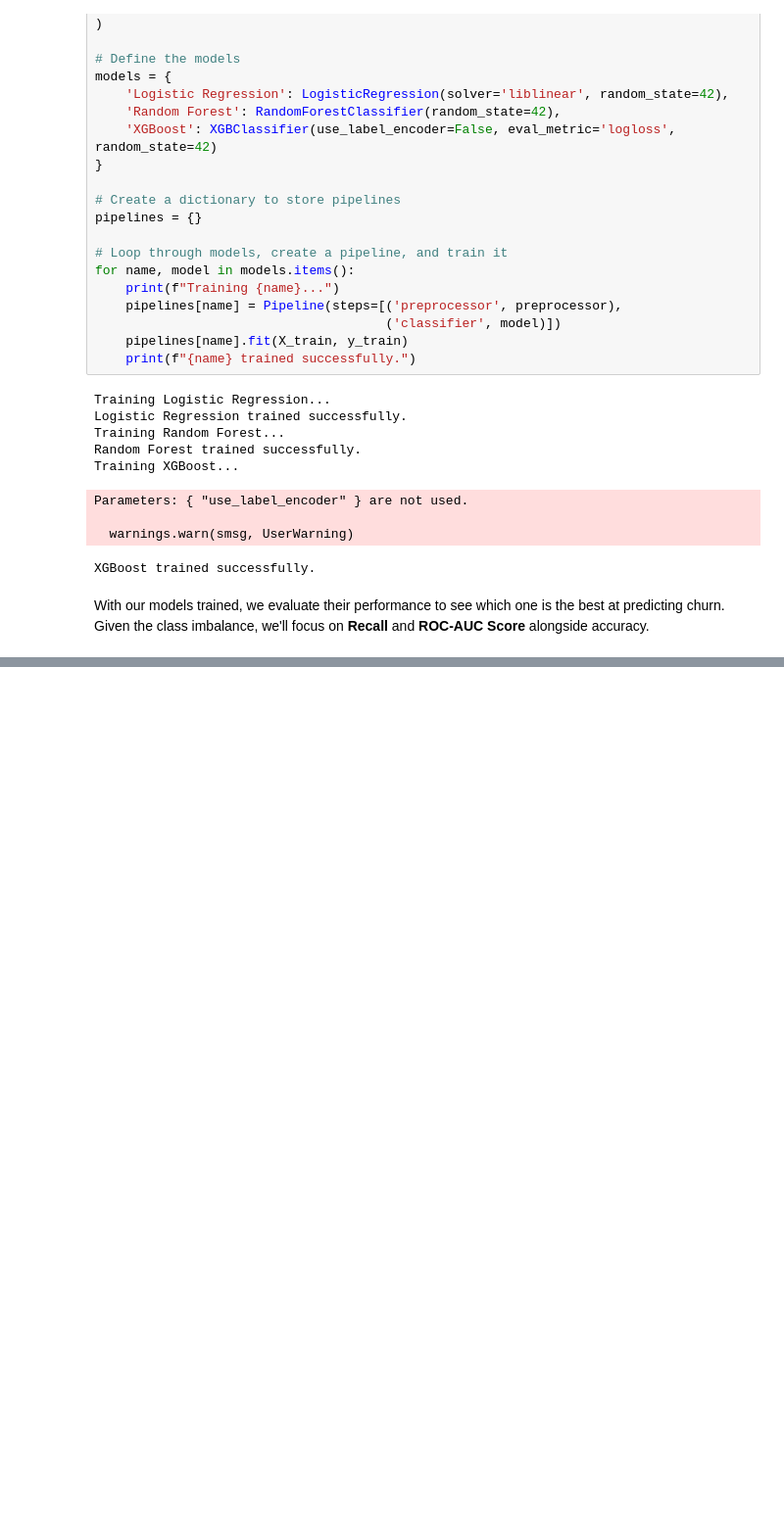
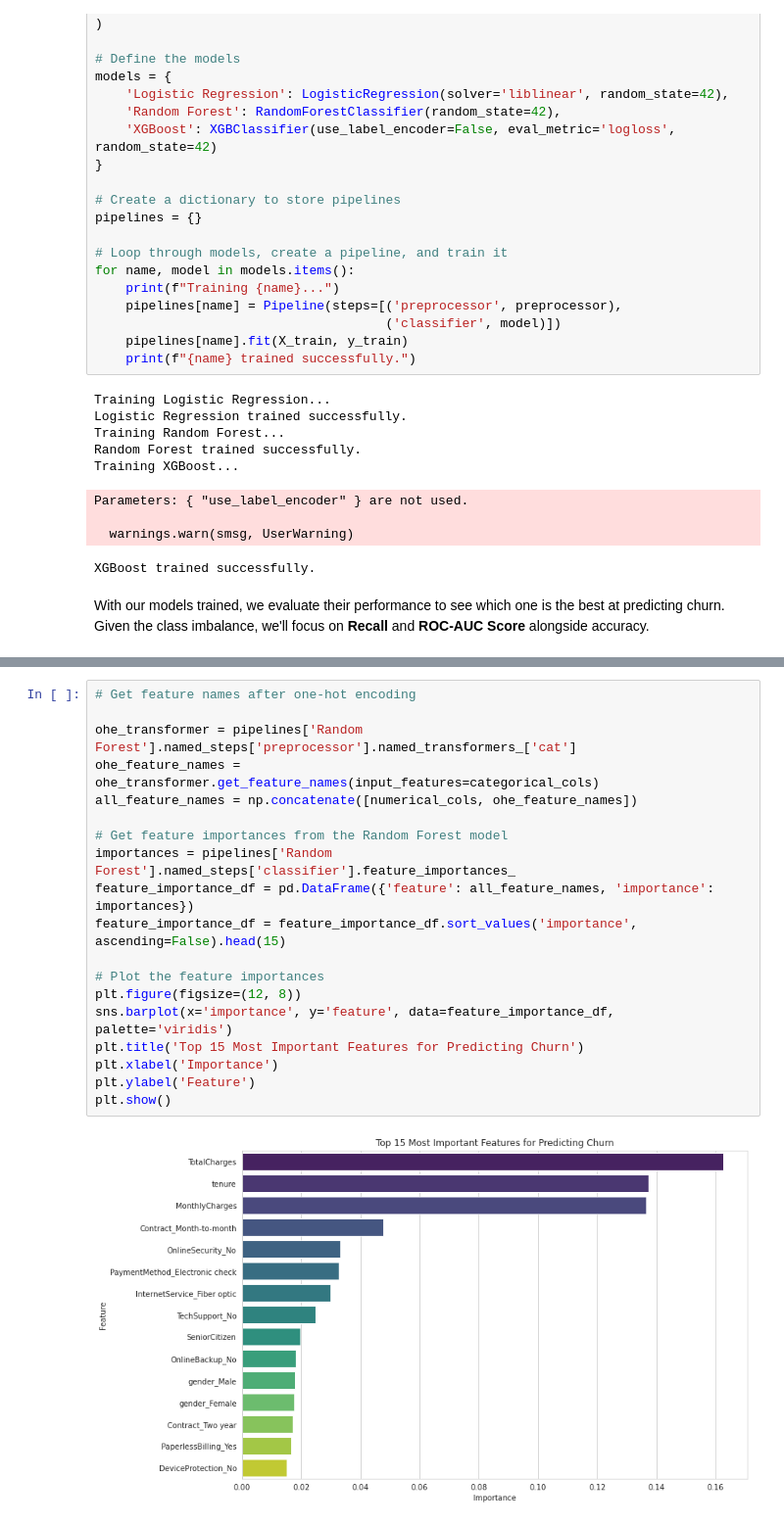
Before and after one commit to mutembeic/FUTURE_ML_02, a Jupyter notebook: notebooks/churn_prediction.ipynb, the cells around one changed output, grey strips where cells are left out. Shown: that part at 98% size. Cells and saved outputs as stored; diff of their text form; blank space fills up the shorter version.

Commit message:
conclusion and next steps

```diff
--- a/notebooks/churn_prediction.ipynb
+++ b/notebooks/churn_prediction.ipynb
@@ -237,0 +326,21 @@ With our models trained, we evaluate their performance to see which one is the b
+# %%
+# Get feature names after one-hot encoding
+
+ohe_transformer = pipelines['Random Forest'].named_steps['preprocessor'].named_transformers_['cat']
+ohe_feature_names = ohe_transformer.get_feature_names(input_features=categorical_cols)
+all_feature_names = np.concatenate([numerical_cols, ohe_feature_names])
+
+# Get feature importances from the Random Forest model
+importances = pipelines['Random Forest'].named_steps['classifier'].feature_importances_
+feature_importance_df = pd.DataFrame({'feature': all_feature_names, 'importance': importances})
+feature_importance_df = feature_importance_df.sort_values('importance', ascending=False).head(15)
+
+# Plot the feature importances
+plt.figure(figsize=(12, 8))
+sns.barplot(x='importance', y='feature', data=feature_importance_df, palette='viridis')
+plt.title('Top 15 Most Important Features for Predicting Churn')
+plt.xlabel('Importance')
+plt.ylabel('Feature')
+plt.show()
+# %% [output]
+[figure, added]
```
Also changed, not shown: parts of 7 cells of this notebook.
